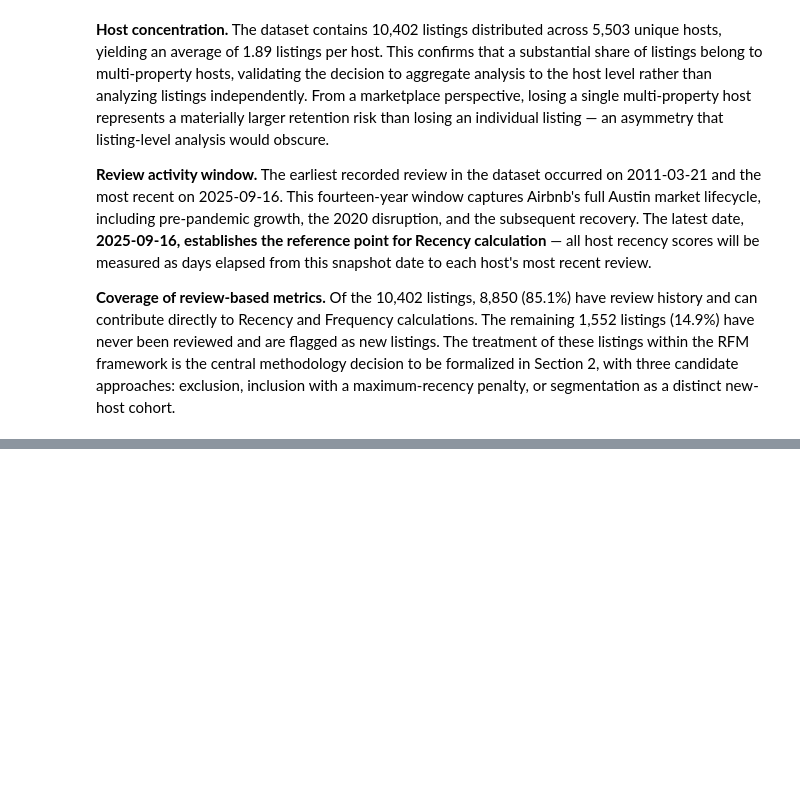
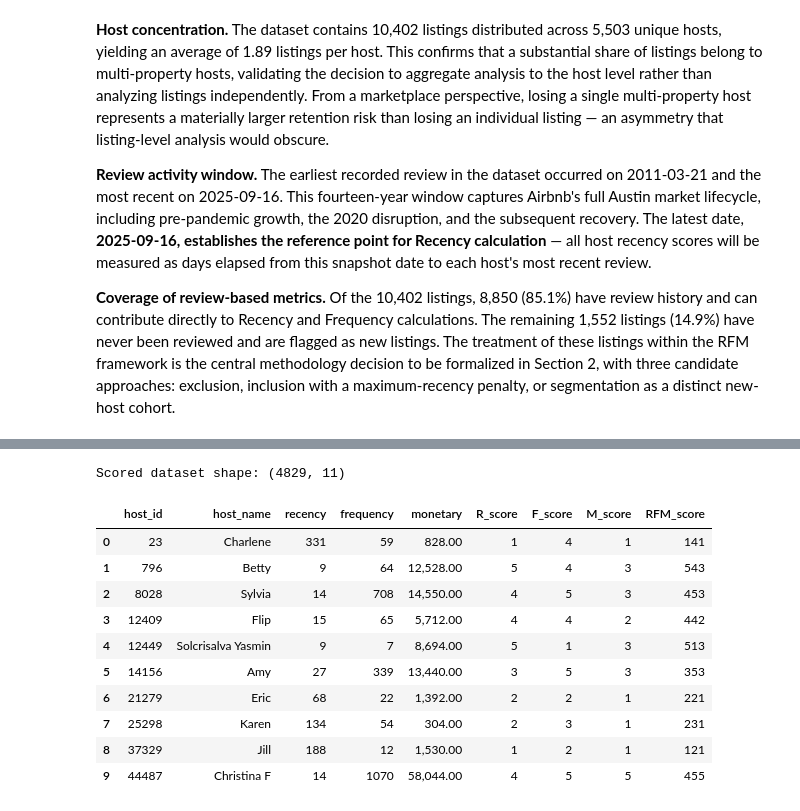
Before and after one commit to Cijan540/my-project-2-rfm-segmentation, a Jupyter notebook: rfm_analysis.ipynb, the cells around one changed output, grey strips where cells are left out. Drawn from its saved outputs; the diff is of its cells as text; code cells hidden in the pictures; blank space fills up the shorter version.

```diff
--- a/rfm_analysis.ipynb
+++ b/rfm_analysis.ipynb
@@ -165,0 +376,44 @@ Listings without:      1,552
+# %%
+# Quintile scoring: rank hosts on each dimension, divide into 5 equal-sized buckets.
+# pd.qcut performs quantile-based discretization (equal-count bucketing).
+#
+# Recency is inverted: lower raw value (recent activity) = higher score.
+# Frequency and Monetary use direct scoring: higher raw value = higher score.
+
+# Recency: reverse label order because low recency is good
+rfm['R_score'] = pd.qcut(rfm['recency'],
+                         q=5,
+                         labels=[5, 4, 3, 2, 1]).astype(int)
+
+# Frequency: standard scoring, but rank first to handle tied values cleanly
+rfm['F_score'] = pd.qcut(rfm['frequency'].rank(method='first'),
+                         q=5,
+                         labels=[1, 2, 3, 4, 5]).astype(int)
+
+# Monetary: same treatment as Frequency
+rfm['M_score'] = pd.qcut(rfm['monetary'].rank(method='first'),
+                         q=5,
+                         labels=[1, 2, 3, 4, 5]).astype(int)
+
+# Composite RFM score as a 3-character string (e.g., "555", "143")
+rfm['RFM_score'] = (rfm['R_score'].astype(str)
+                    + rfm['F_score'].astype(str)
+                    + rfm['M_score'].astype(str))
+
+# Preview
+print(f"Scored dataset shape: {rfm.shape}\n")
+rfm[['host_id', 'host_name', 'recency', 'frequency', 'monetary',
+     'R_score', 'F_score', 'M_score', 'RFM_score']].head(10)
+# %% [output]
+Scored dataset shape: (4829, 11)
+|  | host_id | host_name | recency | frequency | monetary | R_score | F_score | M_score | RFM_score |
+| 0 | 23 | Charlene | 331 | 59 | 828.00 | 1 | 4 | 1 | 141 |
+| 1 | 796 | Betty | 9 | 64 | 12,528.00 | 5 | 4 | 3 | 543 |
+| 2 | 8028 | Sylvia | 14 | 708 | 14,550.00 | 4 | 5 | 3 | 453 |
+| 3 | 12409 | Flip | 15 | 65 | 5,712.00 | 4 | 4 | 2 | 442 |
+| 4 | 12449 | Solcrisalva Yasmin | 9 | 7 | 8,694.00 | 5 | 1 | 3 | 513 |
+| 5 | 14156 | Amy | 27 | 339 | 13,440.00 | 3 | 5 | 3 | 353 |
+| 6 | 21279 | Eric | 68 | 22 | 1,392.00 | 2 | 2 | 1 | 221 |
+| 7 | 25298 | Karen | 134 | 54 | 304.00 | 2 | 3 | 1 | 231 |
+| 8 | 37329 | Jill | 188 | 12 | 1,530.00 | 1 | 2 | 1 | 121 |
+| 9 | 44487 | Christina F | 14 | 1070 | 58,044.00 | 4 | 5 | 5 | 455 |
```
Also changed, not shown: parts of 11 cells of this notebook.
